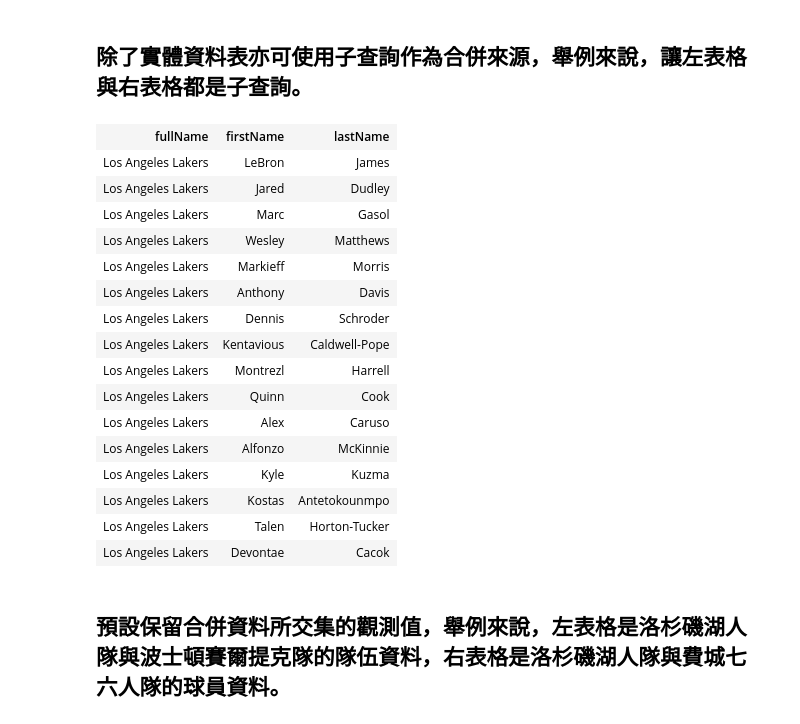
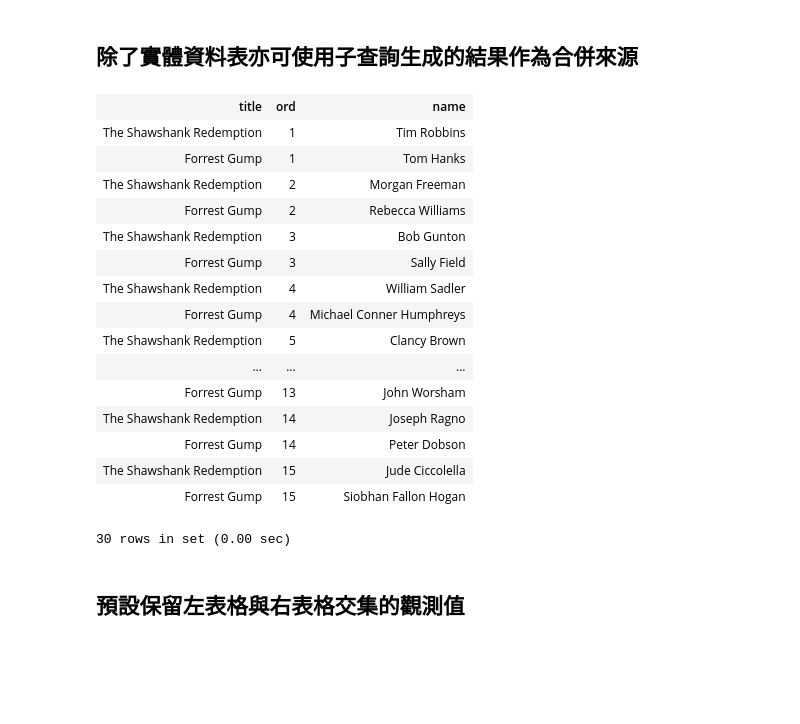
Before and after one commit to datainpoint/classroom-hahow-sqlfifty, a Jupyter notebook: 11-union-join/lecture.ipynb, the cells around one changed output. Saved outputs shown, nothing was run; the diff lists cells and outputs as text; code cells hidden in the pictures; blank space fills up the shorter version.

```diff
--- a/11-union-join/lecture.ipynb
+++ b/11-union-join/lecture.ipynb
@@ -245,37 +297,37 @@ Error: ambiguous column name: id
 # %% [markdown]
-## 除了實體資料表亦可使用子查詢作為合併來源，舉例來說，讓左表格與右表格都是子查詢。
+## 除了實體資料表亦可使用子查詢生成的結果作為合併來源
 # %%
--- 除了實體資料表亦可使用子查詢作為合併來源。
-SELECT team_lakers.fullName,
-       players.firstName,
-       players.lastName
-  FROM (SELECT teamId,
-               fullName
-          FROM teams
-         WHERE nickname = 'Lakers') AS team_lakers
-  JOIN (SELECT firstName,
-               lastName,
-               teamId
-          FROM players) AS players
-    ON team_lakers.teamId = players.teamId;
+SELECT subquery_movies.title,
+       casting.ord,
+       actors.name
+  FROM (SELECT id,
+               title,
+               director
+          FROM movies
+         WHERE title IN ('The Shawshank Redemption', 'Forrest Gump')) AS subquery_movies -- 左表格
+  JOIN casting  -- 右一表格
+    ON subquery_movies.id = casting.movie_id
+  JOIN actors   -- 右二表格
+    ON casting.actor_id = actors.id
+ ORDER BY ord;
 # %% [output]
-| fullName | firstName | lastName |
-| Los Angeles Lakers | LeBron | James |
-| Los Angeles Lakers | Jared | Dudley |
-| Los Angeles Lakers | Marc | Gasol |
-| Los Angeles Lakers | Wesley | Matthews |
-| Los Angeles Lakers | Markieff | Morris |
-| Los Angeles Lakers | Anthony | Davis |
-| Los Angeles Lakers | Dennis | Schroder |
-| Los Angeles Lakers | Kentavious | Caldwell-Pope |
-| Los Angeles Lakers | Montrezl | Harrell |
-| Los Angeles Lakers | Quinn | Cook |
-| Los Angeles Lakers | Alex | Caruso |
-| Los Angeles Lakers | Alfonzo | McKinnie |
-| Los Angeles Lakers | Kyle | Kuzma |
-| Los Angeles Lakers | Kostas | Antetokounmpo |
-| Los Angeles Lakers | Talen | Horton-Tucker |
-| Los Angeles Lakers | Devontae | Cacok |
+| title | ord | name |
+| The Shawshank Redemption | 1 | Tim Robbins |
+| Forrest Gump | 1 | Tom Hanks |
+| The Shawshank Redemption | 2 | Morgan Freeman |
+| Forrest Gump | 2 | Rebecca Williams |
+| The Shawshank Redemption | 3 | Bob Gunton |
+| Forrest Gump | 3 | Sally Field |
+| The Shawshank Redemption | 4 | William Sadler |
+| Forrest Gump | 4 | Michael Conner Humphreys |
+| The Shawshank Redemption | 5 | Clancy Brown |
+| ... | ... | ... |
+| Forrest Gump | 13 | John Worsham |
+| The Shawshank Redemption | 14 | Joseph Ragno |
+| Forrest Gump | 14 | Peter Dobson |
+| The Shawshank Redemption | 15 | Jude Ciccolella |
+| Forrest Gump | 15 | Siobhan Fallon Hogan |
+30 rows in set (0.00 sec)
 # %% [markdown]
-## 預設保留合併資料所交集的觀測值，舉例來說，左表格是洛杉磯湖人隊與波士頓賽爾提克隊的隊伍資料，右表格是洛杉磯湖人隊與費城七六人隊的球員資料。
+## 預設保留左表格與右表格交集的觀測值
 # %%
```
Also changed, not shown: parts of 48 cells of this notebook, 8 other files.
